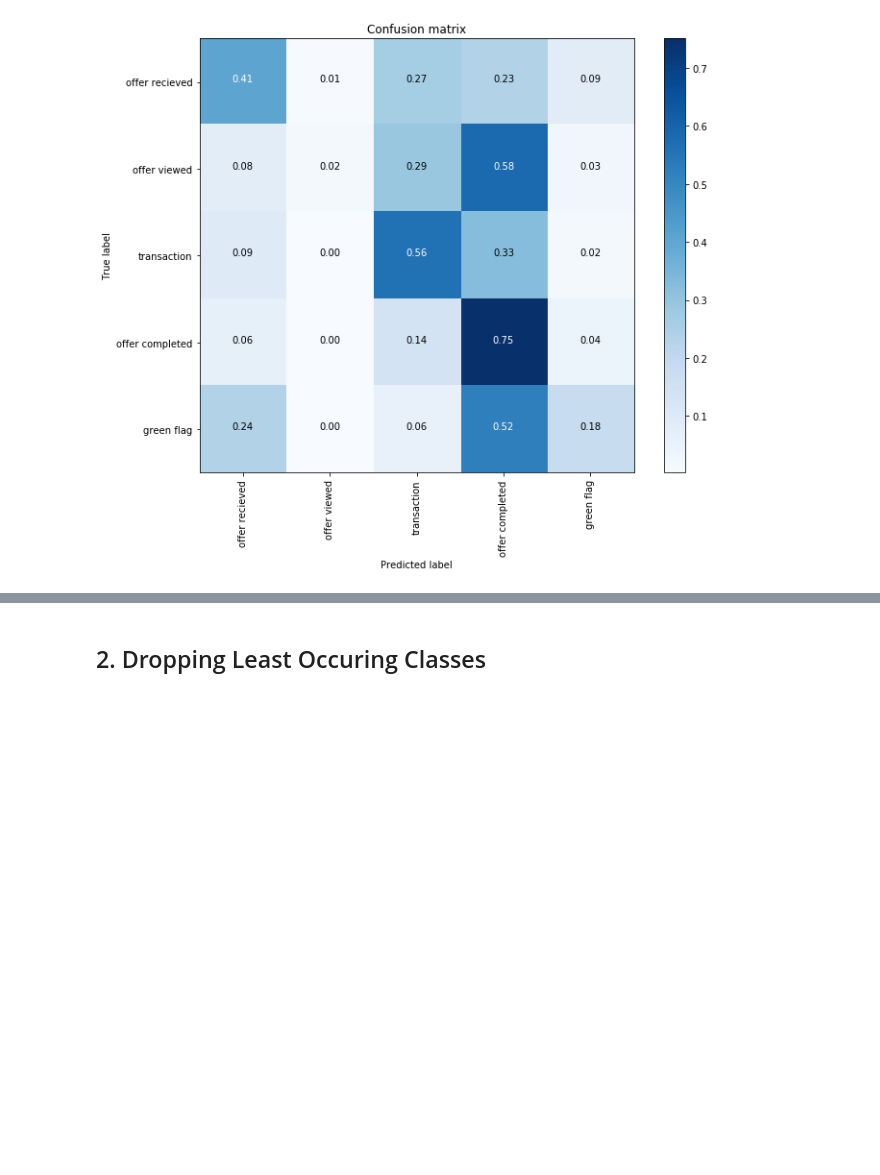
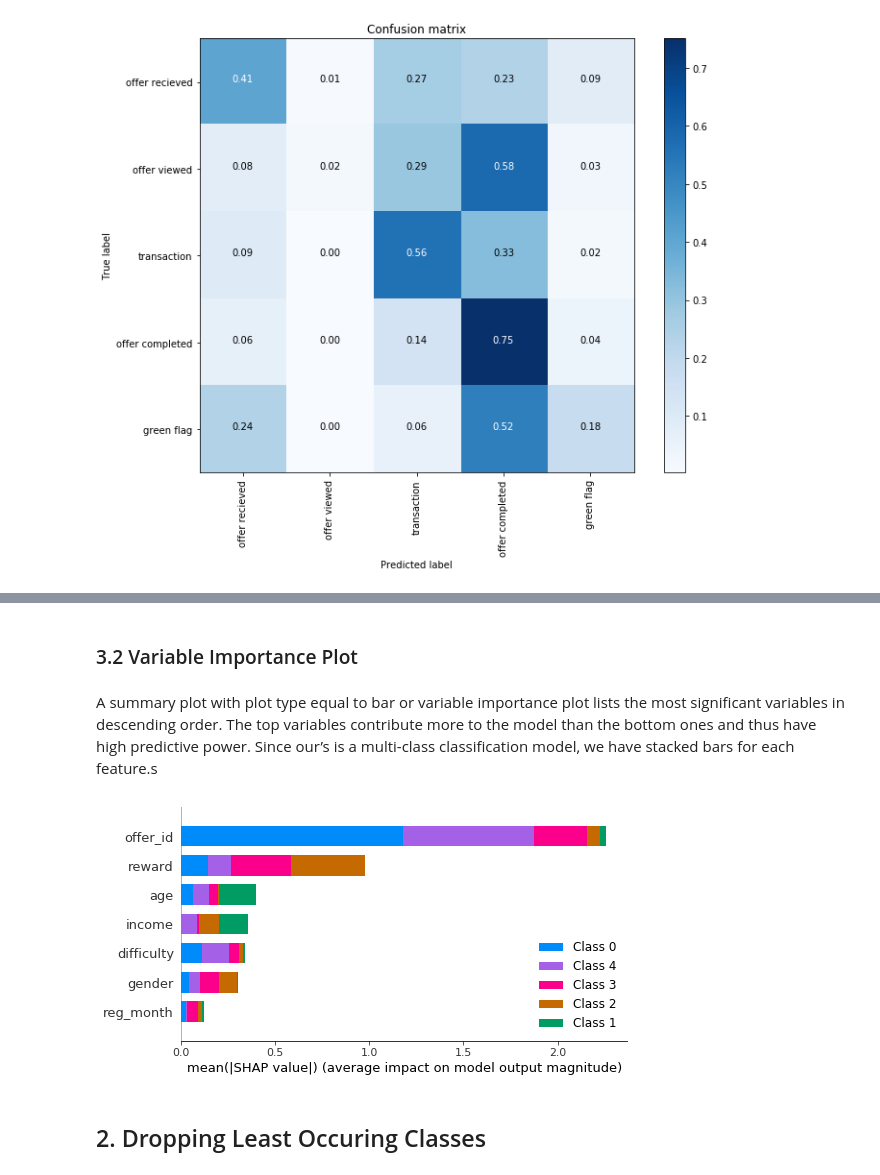
Before and after one commit to Fais-K/Personalized_Marketing-Starbucks, a Jupyter notebook: Capstone Project - Starbucks.ipynb, the cells around one changed output, grey strips where cells are left out. Cells and saved outputs as stored; diff of their text form; code cells hidden in the pictures; blank space fills up the shorter version.

```diff
--- a/Capstone Project - Starbucks.ipynb
+++ b/Capstone Project - Starbucks.ipynb
@@ -1890,0 +1955,4 @@ Normalized confusion matrix
+# %%
+#Attempt to use SHAP on multi-class
+X_rand = predictors.sample(1, random_state=42)
+idx = X_rand.index.values[0]
@@ -1891,3 +1983,12 @@ Normalized confusion matrix
+# %% [markdown]
+###  3.2 Variable Importance Plot
+# %% [markdown]
+A summary plot with plot type equal to bar or variable importance plot lists the most significant variables in descending order. The top variables contribute more to the model than the bottom ones and thus have high predictive power. Since our’s is a multi-class classification model, we have stacked bars for each feature.s
+# %%
+shap_values = shap.TreeExplainer(model).shap_values(X_rand)
+shap.summary_plot(shap_values, X_rand)
+# %% [output]
+[figure, added]
 # %% [markdown]
 ## 2. Dropping Least Occuring Classes
 # %% [markdown]
```
Also changed, not shown: parts of 20 cells of this notebook.
